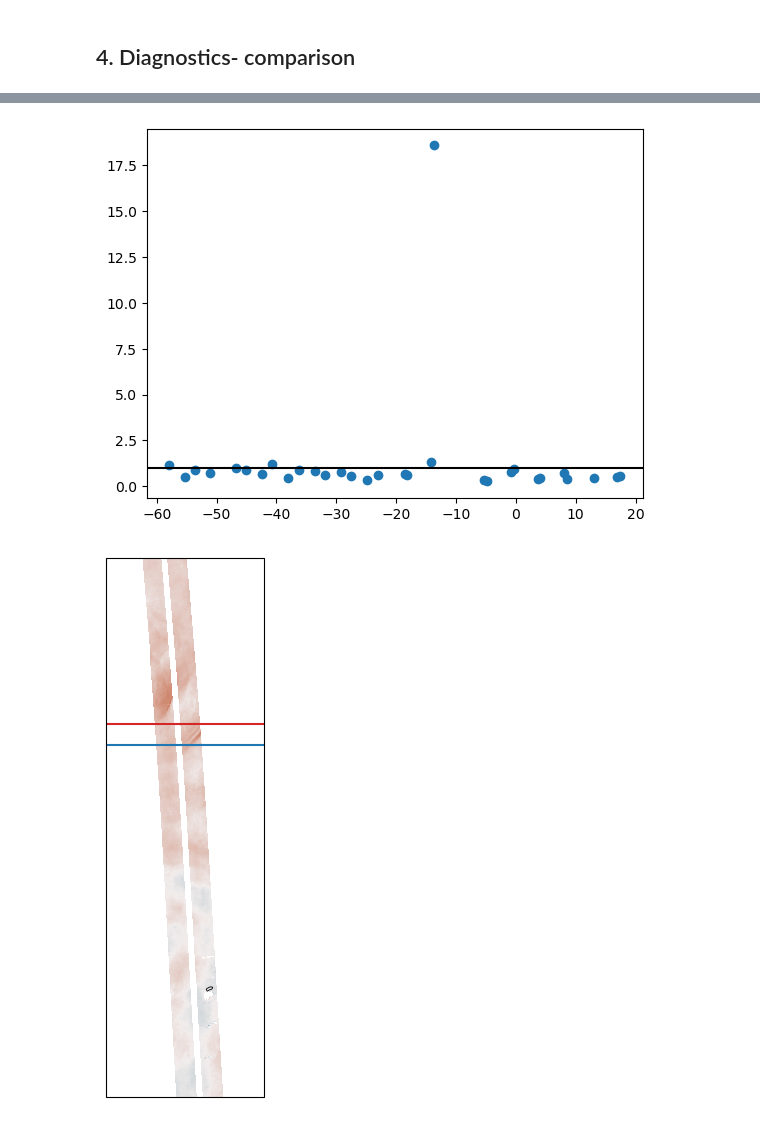
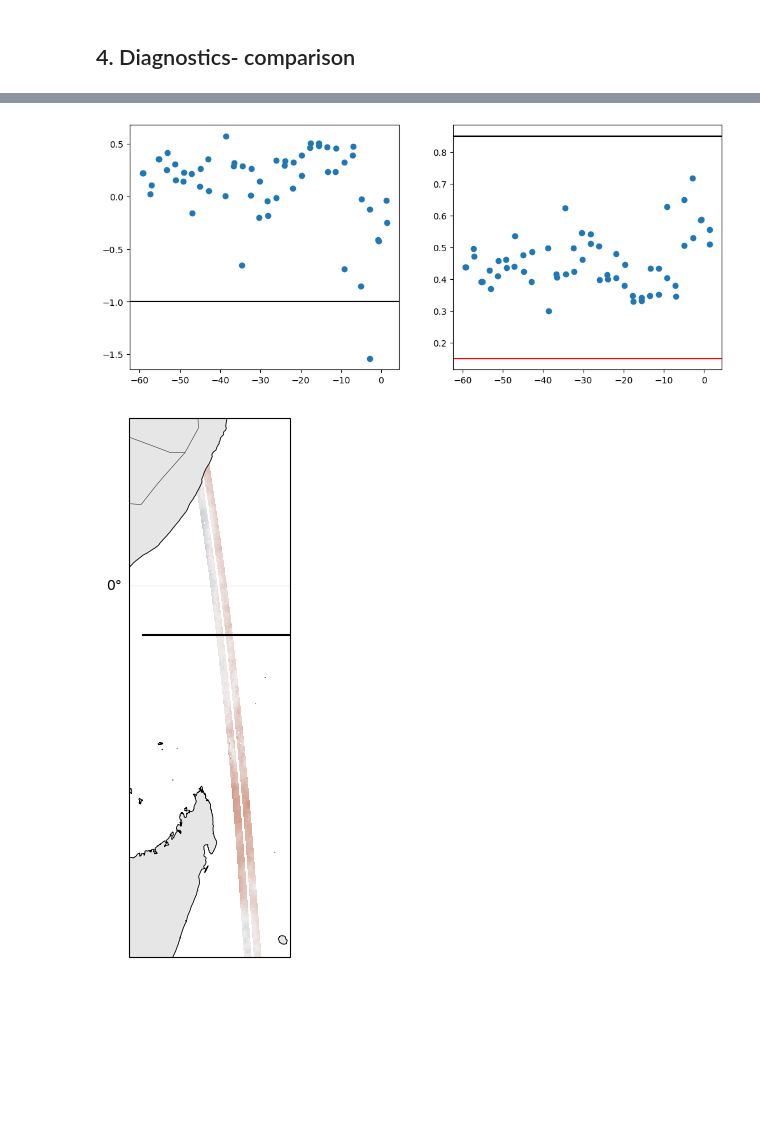
Before and after one commit to zcasparco/SWOT_UHH, a Jupyter notebook: dev/Unsmoothed_to_Expert_aliasing-Copy1.ipynb, the cells around one changed output, grey strips where cells are left out. Saved outputs shown, nothing was run; the diff lists cells and outputs as text; code cells hidden in the pictures; blank space fills up the shorter version.

```diff
--- a/dev/Unsmoothed_to_Expert_aliasing-Copy1.ipynb
+++ b/dev/Unsmoothed_to_Expert_aliasing-Copy1.ipynb
@@ -969,5 +467,0 @@ plt.plot(data_expert['longitude'][6000,:])
-# %%
-ds_segments_expert     = segments_to_dataset(all_segments_expert, wavenumber_exp)
-ds_segments_unsmoothed = segments_to_dataset(all_segments_unsmooth, wavenumber_un)
-print(f'Segment dataset (expert): {ds_segments_expert.sizes}')
-print(f'Segment dataset (unsmoothed): {ds_segments_unsmoothed.sizes}')
@@ -1816,3 +562,8 @@ fig.tight_layout()
+# %%
+# Flagging
+recs_01   = ds_segments_unsmoothed.sel(wavenumber=0.1,method='nearest')
+flagged   = ds_segments_unsmoothed.where(recs_01.total_psd<=1e-3)
+flagged = flagged.where((flagged.lat_mean<=LAT_MAX) & (flagged.lat_mean>=LAT_MIN))
 # %%
 fig, axs = plt.subplots(2, 1, figsize=(8, 8), sharex=True,
                          gridspec_kw=dict(height_ratios=[3, 1]))
@@ -2123,40 +604,58 @@ fig.tight_layout(),ax
 # %%
+kmin,kmax=1/30,1/10
+fig, axs = plt.subplots(1,2,figsize=(12,5))
+_ds = flagged.sel(wavenumber=slice(kmin,kmax))
+axs[0].scatter(_ds.lat_mean,(_ds.direct_psd.integrate('wavenumber')-_ds.aliased_psd.integrate('wavenumber')) / _ds.direct_psd.integrate('wavenumber'))
+axs[1].scatter(_ds.lat_mean,(_ds.aliased_psd.integrate('wavenumber')) / _ds.total_psd.integrate('wavenumber'))
+axs[0].axhline(-1.0,c='k')
+axs[1].axhline(0.15,c='r')
+axs[1].axhline(0.85,c='k')
 
-kmin,kmax=1/30,1/10
-plt.figure()
-_ds = flagged.sel(wavenumber=slice(kmin,kmax))
-plt.scatter(_ds.lat_mean,_ds.aliased_psd.integrate('wavenumber') / _ds.direct_psd.integrate('wavenumber'))
-plt.axhline(1,c='k')
+lat_aliased = [l for l in _ds.where((_ds.direct_psd.integrate('wavenumber')-_ds.aliased_psd.integrate('wavenumber')
+                                    ) / _ds.direct_psd.integrate('wavenumber') <-1.0, drop=True
+                                   ).lat_mean.values]
+lat_direct = [l for l in _ds.where((_ds.aliased_psd.integrate('wavenumber')
+                                    ) / _ds.total_psd.integrate('wavenumber') <0.15, drop=True
+                                   ).lat_mean.values]
 
-lat_aliased = [l for l in _ds.where(_ds.aliased_psd.integrate('wavenumber') / _ds.direct_psd.integrate('wavenumber') >1.0, drop=True
-                                   ).lat_mean.values]
+#lat_aliased = [l for l in _ds.where((_ds.aliased_psd.integrate('wavenumber')
+#                                    ) / _ds.total_psd.integrate('wavenumber') > 0.85, drop=True
+#                                   ).lat_mean.values]
 
 fig,ax = plt.subplots(figsize=(14,7),subplot_kw={'projection':ccrs.Robinson()})
 ax.set_global()
 ax.add_feature(cfeature.LAND,facecolor="0.9",edgecolor="none")
 ax.add_feature(cfeature.COASTLINE,linewidth=0.6)
 ax.add_feature(cfeature.BORDERS,linewidth=0.3)
 gl = ax.gridlines(draw_labels=True,linewidth=0.3,linestyle="--",alpha=0.5)
 
 gl.top_labels = False
 gl.right_labels = False
 
 gl.xlocator = mticker.FixedLocator(np.arange(-180, 181, 60))
 gl.ylocator = mticker.FixedLocator(np.arange(-60, 61, 30))
 
 gl.xlabel_style = {"size": 10,"color": "black",}
 
 gl.ylabel_style = {"size": 10,"color": "black",}
 
 sc = ax.pcolormesh(data_expert['longitude'], data_expert['latitude'], data_expert['ssha'], transform=ccrs.PlateCarree(),
                    cmap=cmocean.cm.balance, vmin = -1, vmax=1)
+
 for l in lat_aliased:
-    ax.plot([60,65], [l,l], transform=ccrs.PlateCarree())
-#ax.plot([60,65], [-17.9,-17.9], transform=ccrs.PlateCarree())
+    #ax.plot([60,65], [l,l], transform=ccrs.PlateCarree(),c='k') #Mascarene SE
+    ax.plot([45,55], [l,l], transform=ccrs.PlateCarree(),c='k') #Mascarene NW
+    #ax.plot([-50,-30], [l,l], transform=ccrs.PlateCarree(),c='k') #Amazon
+for l in lat_direct:
+    #ax.plot([60,65], [l,l], transform=ccrs.PlateCarree(),c='r') #Mascarene SE
+    ax.plot([45,55], [l,l], transform=ccrs.PlateCarree(),c='r') #Mascarene NW
+    #ax.plot([-45,-35], [l,l], transform=ccrs.PlateCarree(),c='r') #Amazon
 
-ax.set_extent([61,64,-22,-10], crs=ccrs.PlateCarree())
+#ax.set_extent([61,64,-22,-10], crs=ccrs.PlateCarree())  #Mascarene SE
+ax.set_extent([45,55,-22,10], crs=ccrs.PlateCarree())  #Mascarene NW
+#ax.set_extent([-45,-35,-5,20], crs=ccrs.PlateCarree())   #Amazon
 
 plt.show()
 # %% [output]
-[figure, old version]
+[figure, new version]
-[figure, old version]
+[figure, new version]
```
Also changed, not shown: parts of 53 cells of this notebook, 4 other files.
